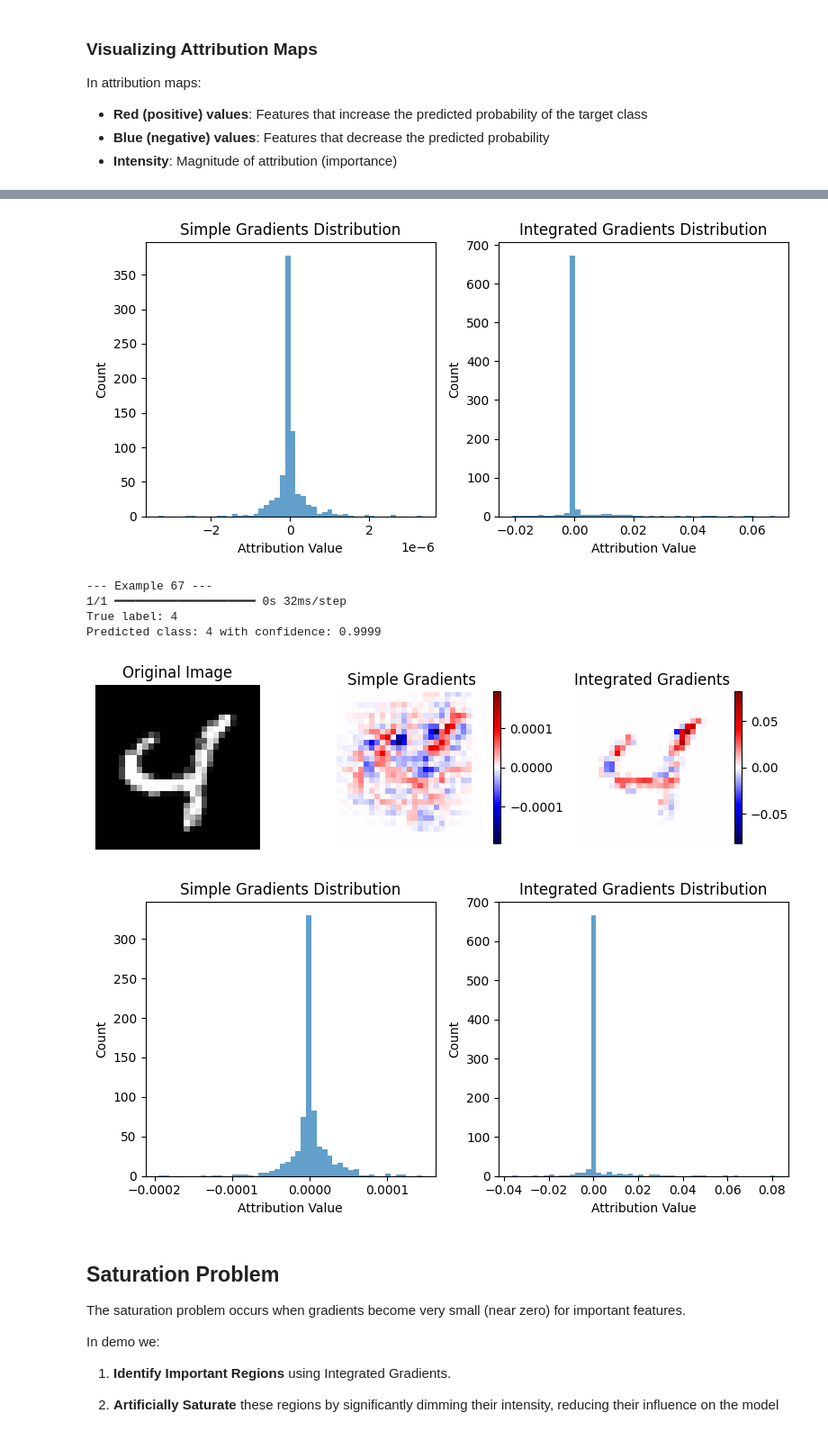
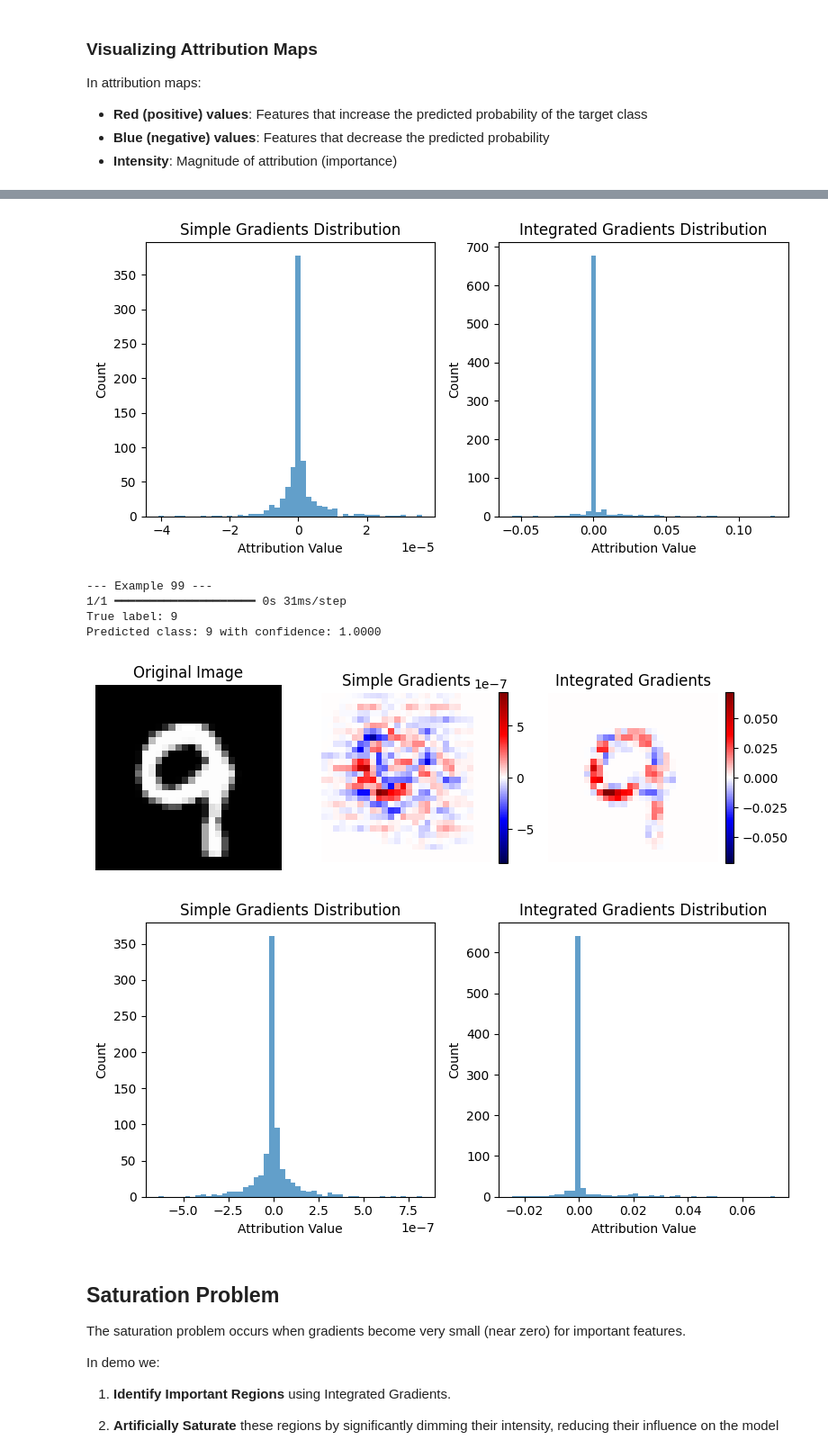
Before and after one commit to simon-smida/DP-Explainable-AI, a Jupyter notebook: methods/integrated-gradients/feature_attribution_simple-vs-ig.ipynb, the cells around one changed output, grey strips where cells are left out. Shown at 90% size. Cells and saved outputs as stored; diff of their text form; code cells hidden in the pictures.

```diff
--- a/methods/integrated-gradients/feature_attribution_simple-vs-ig.ipynb
+++ b/methods/integrated-gradients/feature_attribution_simple-vs-ig.ipynb
@@ -249,6 +249,6 @@ Epoch 8/8
 # %%
 # Analyze a few examples
-for idx in [15, 42, 67]:
+for idx in [15, 42, 99]:
     image = x_test[idx:idx+1]
     true_label = y_test[idx]
     print(f"\n--- Example {idx} ---")
@@ -268,10 +268,10 @@ Predicted class: 4 with confidence: 1.0000
-[figure, old version]
+[figure, new version]
---- Example 67 ---
-1/1 ━━━━━━━━━━━━━━━━━━━━ 0s 32ms/step
-True label: 4
-Predicted class: 4 with confidence: 0.9999
+--- Example 99 ---
+1/1 ━━━━━━━━━━━━━━━━━━━━ 0s 31ms/step
+True label: 9
+Predicted class: 9 with confidence: 1.0000
-[figure, old version]
+[figure, new version]
-[figure, old version]
+[figure, new version]
 # %% [markdown]
 ## Saturation Problem
 
```
Also changed, not shown: parts of 4 cells of this notebook.
